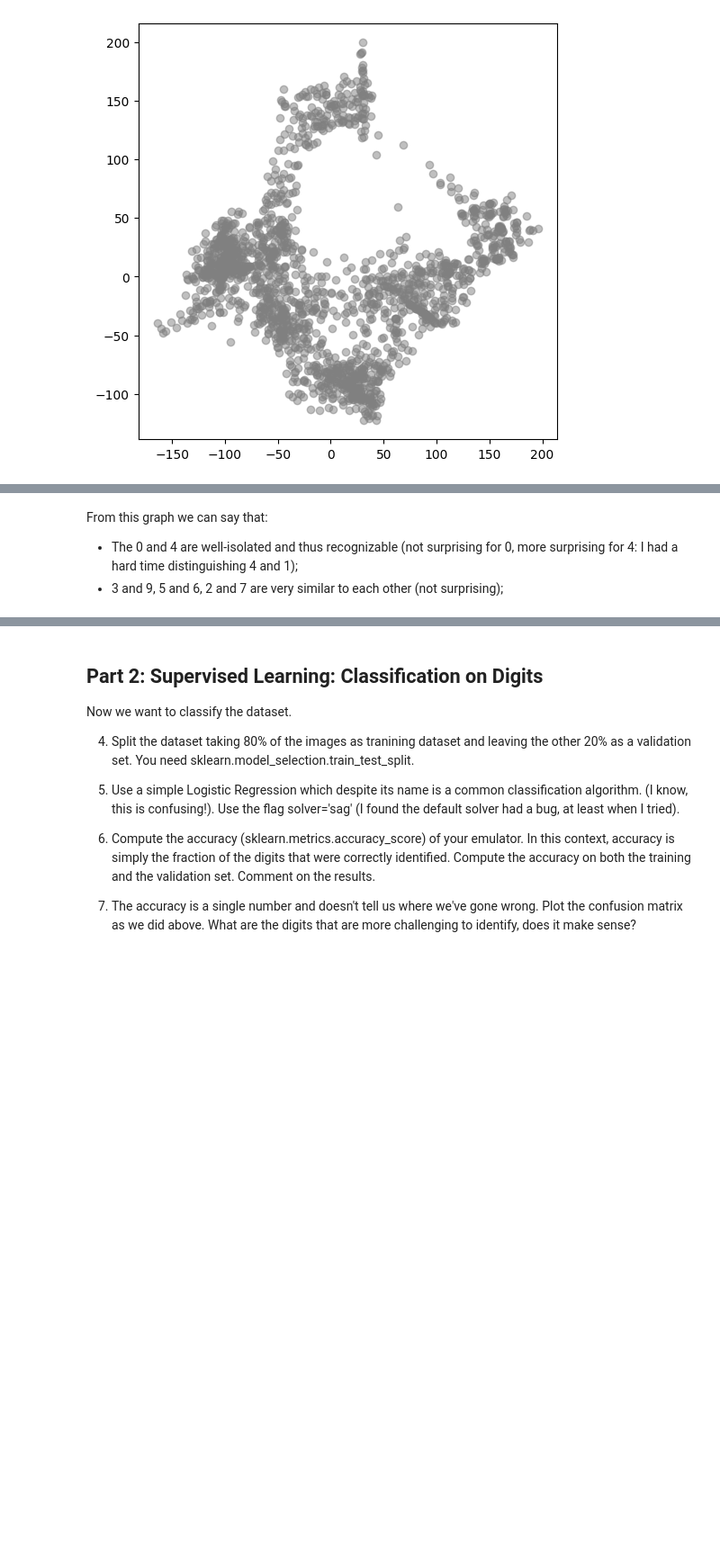
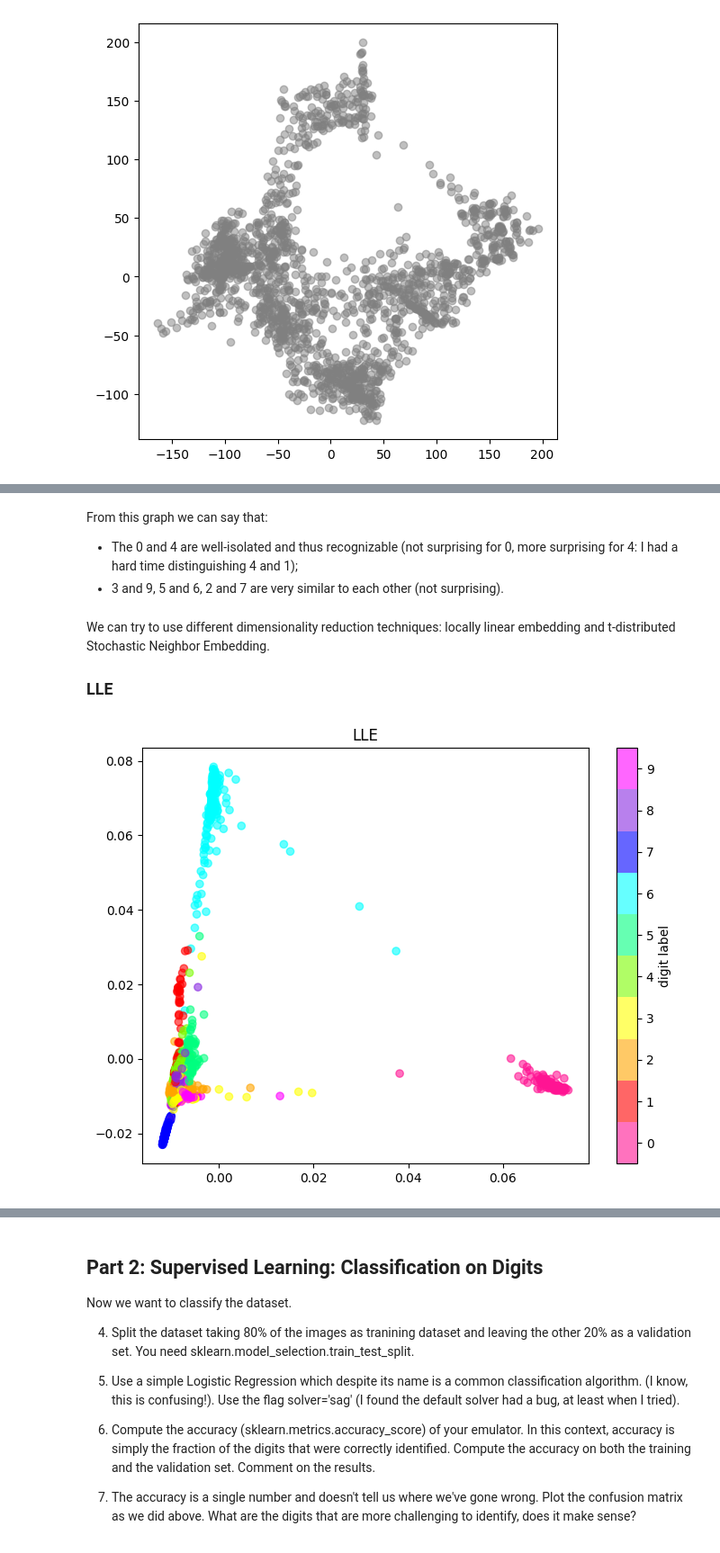
Before and after one commit to Alice-Palladino/astrostatistics_bicocca_2024, a Jupyter notebook: working/L13 - Handwritten digits.ipynb, the cells around one changed output, grey strips where cells are left out. Shown: that part at 90% size. Drawn from its saved outputs; the diff is of its cells as text; code cells hidden in the pictures; blank space fills up the shorter version.

```diff
--- a/working/L13 - Handwritten digits.ipynb
+++ b/working/L13 - Handwritten digits.ipynb
@@ -136,4 +138,26 @@ plt.show()
 From this graph we can say that:
 
 * The 0 and 4 are well-isolated and thus recognizable (not surprising for 0, more surprising for 4: I had a hard time distinguishing 4 and 1);
-* 3 and 9, 5 and 6, 2 and 7 are very similar to each other (not surprising);
+* 3 and 9, 5 and 6, 2 and 7 are very similar to each other (not surprising).
+# %% [markdown]
+We can try to use different dimensionality reduction techniques: locally linear embedding and t-distributed Stochastic Neighbor Embedding.
+
+### LLE
+# %%
+n_neighbors = 14
+out_dim = 2     # Number of target dimensions, the output
+
+lle = LocallyLinearEmbedding(n_neighbors=n_neighbors, n_components=out_dim, method='modified', random_state=336, eigen_solver='dense')
+
+X_lle = lle.fit_transform(X)
+
+plt.figure(figsize=(8, 6))
+plt.scatter(X_lle[:, 0], X_lle[:, 1], c=y, cmap = custom_cmap, alpha=0.6)
+plt.title('LLE')
+
+plt.colorbar(label='digit label', ticks=range(10))
+plt.clim(-0.5, 9.5)
+
+plt.show()
+# %% [output]
+[figure, added]
```
Also changed, not shown: parts of 8 cells of this notebook.
